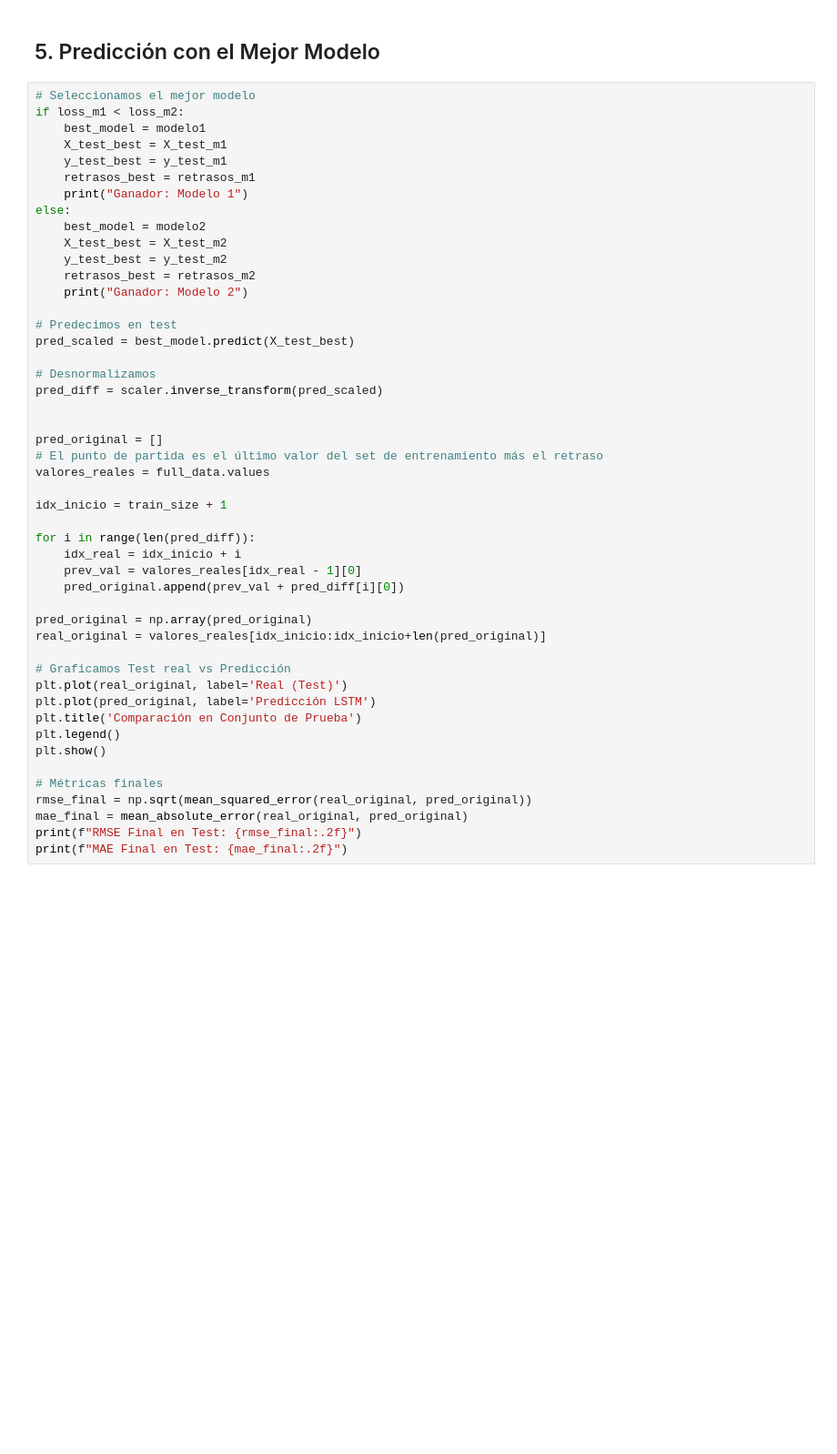
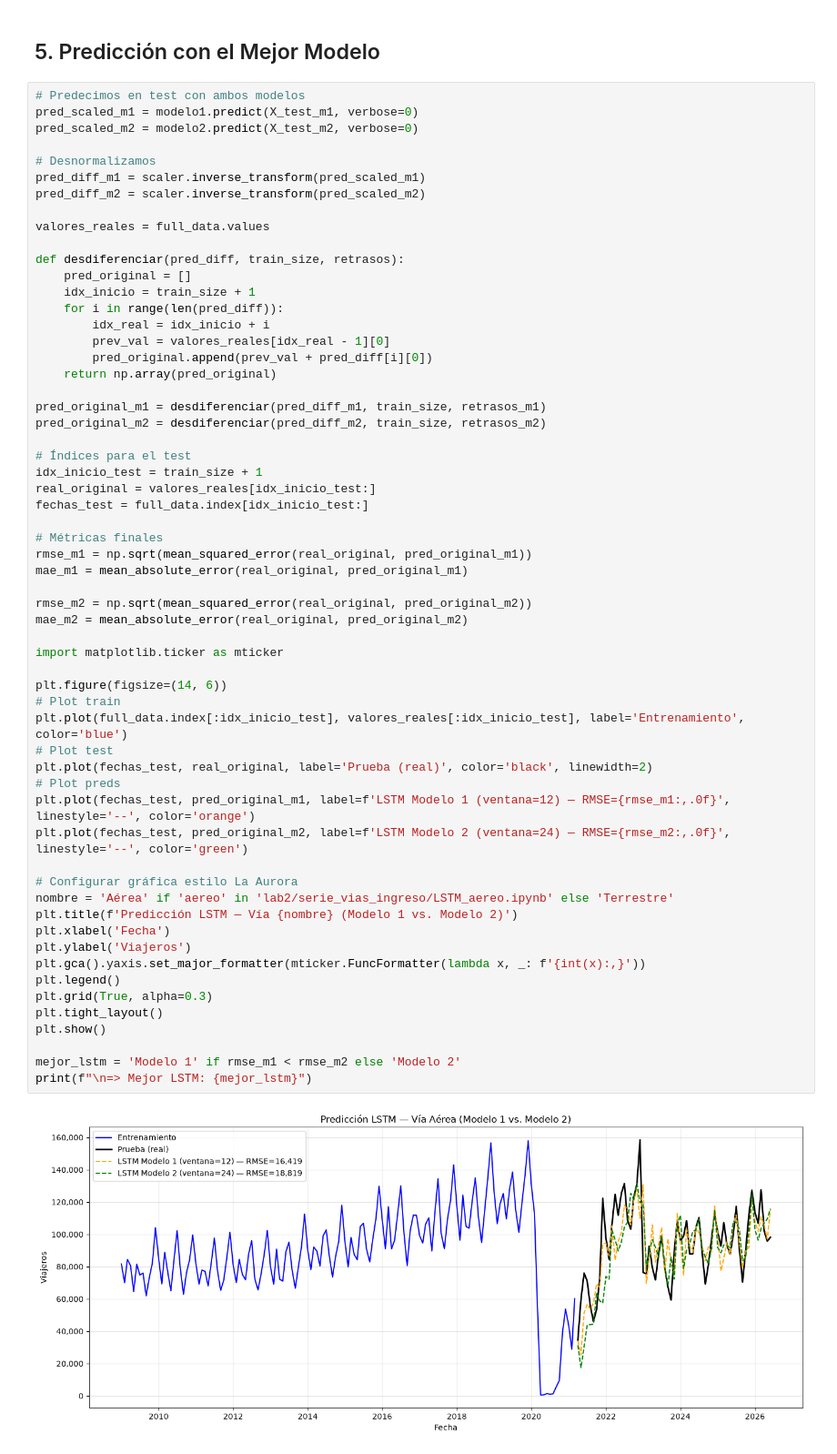
Before and after one commit to CamiR24/Lab1DS, a Jupyter notebook: lab2/serie_vias_ingreso/LSTM_aereo.ipynb, the cells around one changed output. Shown at 91% size. Cells and saved outputs as stored; diff of their text form; blank space fills up the shorter version.

```diff
--- a/lab2/serie_vias_ingreso/LSTM_aereo.ipynb
+++ b/lab2/serie_vias_ingreso/LSTM_aereo.ipynb
@@ -129,50 +141,63 @@ print(f"Pérdida en Test (MSE) Modelo 2: {loss_m2:.4f}")
 # %% [markdown]
 ## 5. Predicción con el Mejor Modelo
 # %%
-# Seleccionamos el mejor modelo
-if loss_m1 < loss_m2:
-    best_model = modelo1
-    X_test_best = X_test_m1
-    y_test_best = y_test_m1
-    retrasos_best = retrasos_m1
-    print("Ganador: Modelo 1")
-else:
-    best_model = modelo2
-    X_test_best = X_test_m2
-    y_test_best = y_test_m2
-    retrasos_best = retrasos_m2
-    print("Ganador: Modelo 2")
-
-# Predecimos en test
-pred_scaled = best_model.predict(X_test_best)
+# Predecimos en test con ambos modelos
+pred_scaled_m1 = modelo1.predict(X_test_m1, verbose=0)
+pred_scaled_m2 = modelo2.predict(X_test_m2, verbose=0)
 
 # Desnormalizamos
-pred_diff = scaler.inverse_transform(pred_scaled)
+pred_diff_m1 = scaler.inverse_transform(pred_scaled_m1)
+pred_diff_m2 = scaler.inverse_transform(pred_scaled_m2)
 
-
-pred_original = []
-# El punto de partida es el último valor del set de entrenamiento más el retraso
 valores_reales = full_data.values
 
-idx_inicio = train_size + 1
+def desdiferenciar(pred_diff, train_size, retrasos):
+    pred_original = []
+    idx_inicio = train_size + 1
+    for i in range(len(pred_diff)):
+        idx_real = idx_inicio + i
+        prev_val = valores_reales[idx_real - 1][0]
+        pred_original.append(prev_val + pred_diff[i][0])
+    return np.array(pred_original)
 
-for i in range(len(pred_diff)):
-    idx_real = idx_inicio + i
-    prev_val = valores_reales[idx_real - 1][0]
-    pred_original.append(prev_val + pred_diff[i][0])
+pred_original_m1 = desdiferenciar(pred_diff_m1, train_size, retrasos_m1)
+pred_original_m2 = desdiferenciar(pred_diff_m2, train_size, retrasos_m2)
 
-pred_original = np.array(pred_original)
-real_original = valores_reales[idx_inicio:idx_inicio+len(pred_original)]
+# Índices para el test
+idx_inicio_test = train_size + 1
+real_original = valores_reales[idx_inicio_test:]
+fechas_test = full_data.index[idx_inicio_test:]
 
-# Graficamos Test real vs Predicción
-plt.plot(real_original, label='Real (Test)')
-plt.plot(pred_original, label='Predicción LSTM')
-plt.title('Comparación en Conjunto de Prueba')
+# Métricas finales
+rmse_m1 = np.sqrt(mean_squared_error(real_original, pred_original_m1))
+mae_m1 = mean_absolute_error(real_original, pred_original_m1)
+
+rmse_m2 = np.sqrt(mean_squared_error(real_original, pred_original_m2))
+mae_m2 = mean_absolute_error(real_original, pred_original_m2)
+
+import matplotlib.ticker as mticker
+
+plt.figure(figsize=(14, 6))
+# Plot train
+plt.plot(full_data.index[:idx_inicio_test], valores_reales[:idx_inicio_test], label='Entrenamiento', color='blue')
+# Plot test
+plt.plot(fechas_test, real_original, label='Prueba (real)', color='black', linewidth=2)
+# Plot preds
+plt.plot(fechas_test, pred_original_m1, label=f'LSTM Modelo 1 (ventana=12) — RMSE={rmse_m1:,.0f}', linestyle='--', color='orange')
+plt.plot(fechas_test, pred_original_m2, label=f'LSTM Modelo 2 (ventana=24) — RMSE={rmse_m2:,.0f}', linestyle='--', color='green')
+
+# Configurar gráfica estilo La Aurora
+nombre = 'Aérea' if 'aereo' in 'lab2/serie_vias_ingreso/LSTM_aereo.ipynb' else 'Terrestre'
+plt.title(f'Predicción LSTM — Vía {nombre} (Modelo 1 vs. Modelo 2)')
+plt.xlabel('Fecha')
+plt.ylabel('Viajeros')
+plt.gca().yaxis.set_major_formatter(mticker.FuncFormatter(lambda x, _: f'{int(x):,}'))
 plt.legend()
+plt.grid(True, alpha=0.3)
+plt.tight_layout()
 plt.show()
 
-# Métricas finales
-rmse_final = np.sqrt(mean_squared_error(real_original, pred_original))
-mae_final = mean_absolute_error(real_original, pred_original)
-print(f"RMSE Final en Test: {rmse_final:.2f}")
-print(f"MAE Final en Test: {mae_final:.2f}")
+mejor_lstm = 'Modelo 1' if rmse_m1 < rmse_m2 else 'Modelo 2'
+print(f"\n=> Mejor LSTM: {mejor_lstm}")
+# %% [output]
+[figure, added]
```
Also changed, not shown: parts of 5 cells of this notebook, 1 other file.
